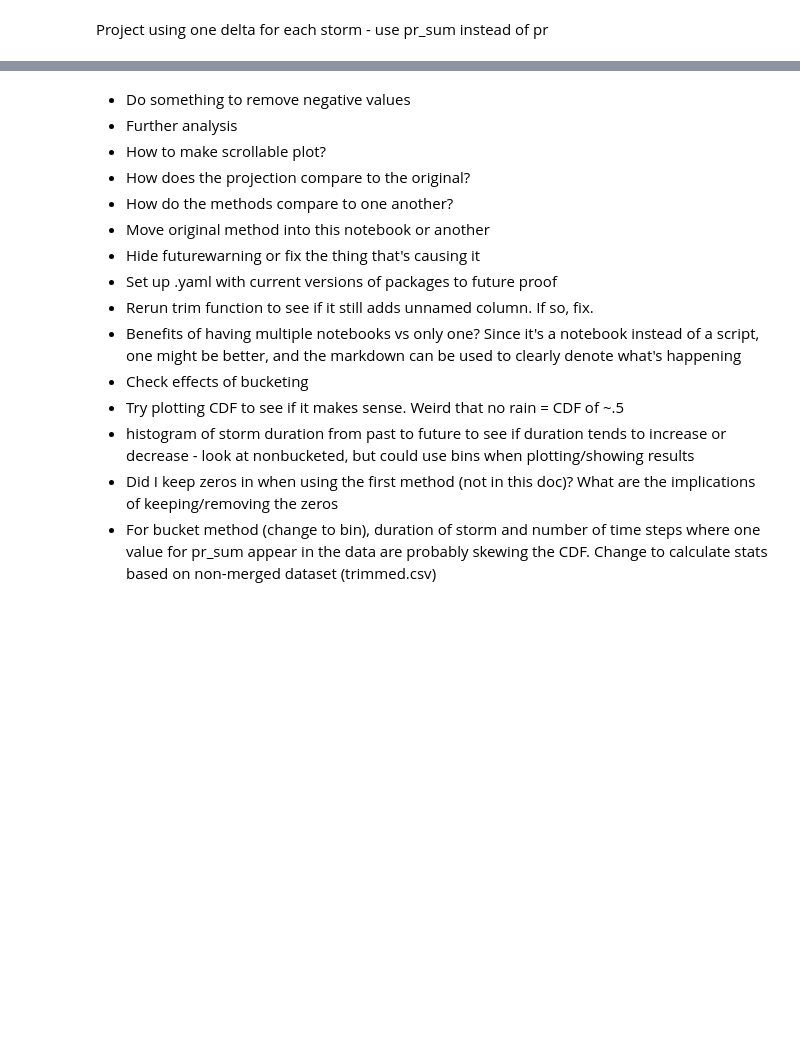
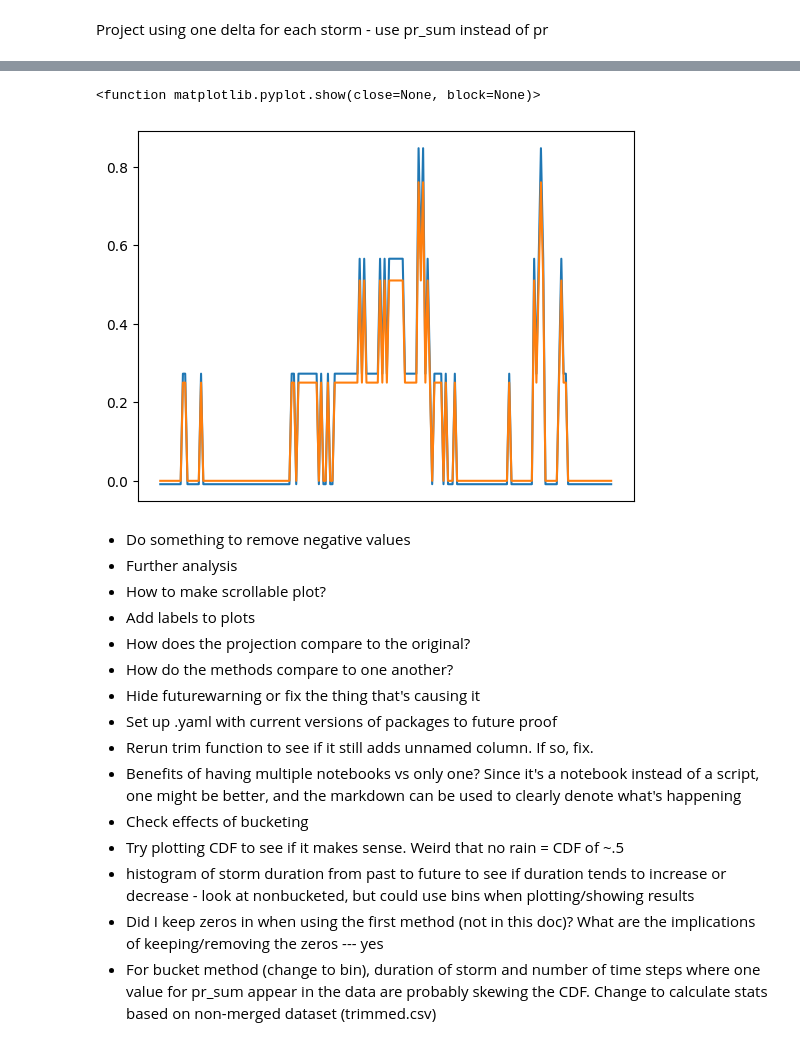
Before and after one commit to AustinFarnum/ClimateChangePrecipitationProjection, a Jupyter notebook: IDF Curves v2.ipynb, the cells around one changed output, grey strips where cells are left out. Saved outputs shown, nothing was run; the diff lists cells and outputs as text; code cells hidden in the pictures; blank space fills up the shorter version.

```diff
--- a/IDF Curves v2.ipynb
+++ b/IDF Curves v2.ipynb
@@ -421,10 +420,27 @@ plt.show
+# %%
+x1 = projected_by_intensity.datetime[3050:3250]
+y1 = projected_by_intensity.pr[3050:3250]
+
+x2 = x1
+y2 = projected_by_intensity.projected_pr[3050:3250]
+
+# plt.figure(figsize=(18,15))
+plt.xticks([])
+plt.xlim()
+
+plt.plot(x2, y2, x1, y1, label='Projected Precipitation')
+
+plt.show
+# %% [output]
+<function matplotlib.pyplot.show(close=None, block=None)>
+[figure, added]
 # %% [markdown]
 - Do something to remove negative values
 - Further analysis
 - How to make scrollable plot?
+- Add labels to plots
 - How does the projection compare to the original?
 - How do the methods compare to one another?
-- Move original method into this notebook or another
 - Hide futurewarning or fix the thing that's causing it
 - Set up .yaml with current versions of packages to future proof
 - Rerun trim function to see if it still adds unnamed column. If so, fix.
@@ -432,5 +448,5 @@ plt.show
 - Check effects of bucketing
 - Try plotting CDF to see if it makes sense. Weird that no rain = CDF of ~.5
 - histogram of storm duration from past to future to see if duration tends to increase or decrease - look at nonbucketed, but could use bins when plotting/showing results
-- Did I keep zeros in when using the first method (not in this doc)? What are the implications of keeping/removing the zeros
+- Did I keep zeros in when using the first method (not in this doc)? What are the implications of keeping/removing the zeros --- yes
 - For bucket method (change to bin), duration of storm and number of time steps where one value for pr_sum appear in the data are probably skewing the CDF. Change to calculate stats based on non-merged dataset (trimmed.csv)
```
Also changed, not shown: parts of 12 cells of this notebook.
